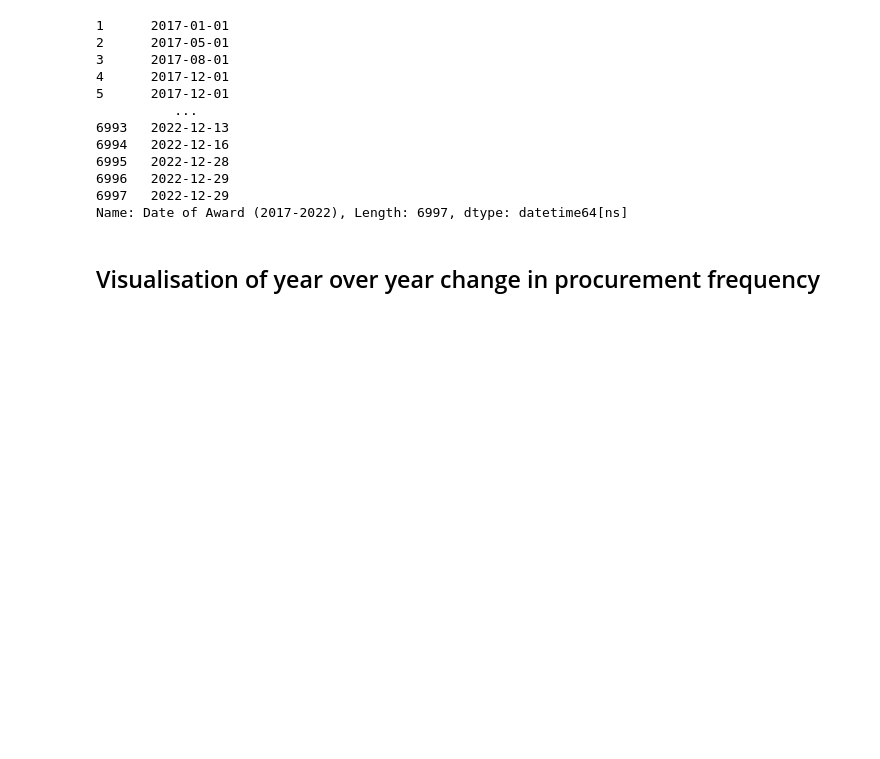
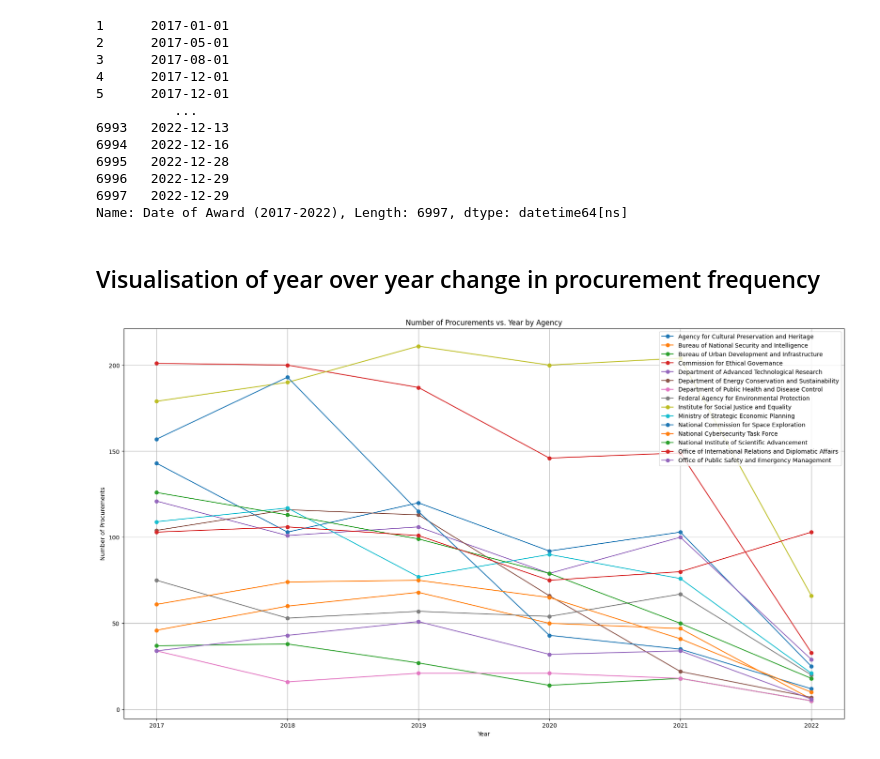
Before and after one commit to Qingyu255/AGO_Data, a Jupyter notebook: AGO_analytics.ipynb, the cells around one changed output. Drawn from its saved outputs; the diff is of its cells as text; code cells hidden in the pictures; blank space fills up the shorter version.

```diff
--- a/AGO_analytics.ipynb
+++ b/AGO_analytics.ipynb
@@ -231,3 +231,22 @@ print(data["Date of Award (2017-2022)"])
 Name: Date of Award (2017-2022), Length: 6997, dtype: datetime64[ns]
 # %% [markdown]
 ## Visualisation of year over year change in procurement frequency
+# %%
+agency_yearly_procurement_count = data.groupby(["Agency", "Year"]).size().unstack()
+
+# Create a line plot for each agency
+plt.figure(figsize=(22, 12))
+
+for agency in agency_yearly_procurement_count.index:
+    plt.plot(agency_yearly_procurement_count.columns, agency_yearly_procurement_count.loc[agency], marker='o', label=agency)
+
+plt.xlabel("Year")
+plt.ylabel("Number of Procurements")
+plt.title("Number of Procurements vs. Year by Agency")
+plt.grid(True)
+plt.legend()
+plt.show()
+
+data.head()
+# %% [output]
+[figure, added]
```
Also changed, not shown: parts of 3 cells of this notebook.
